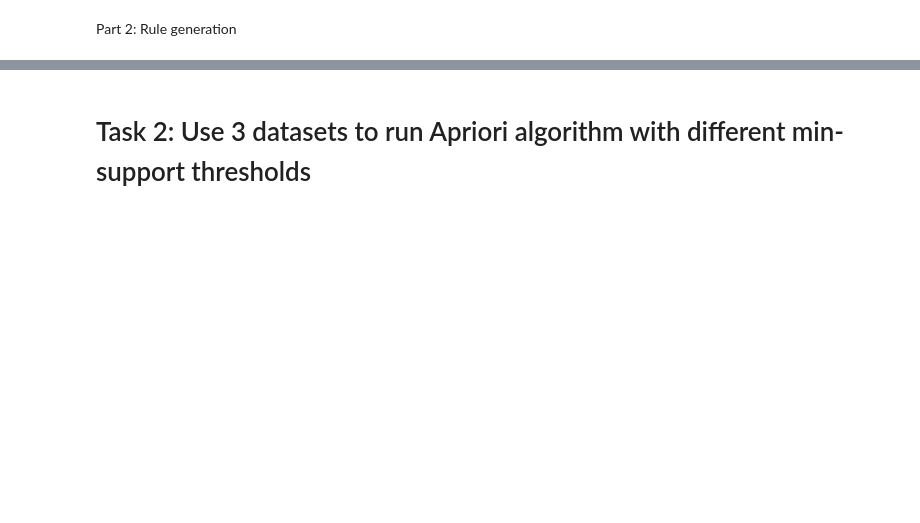
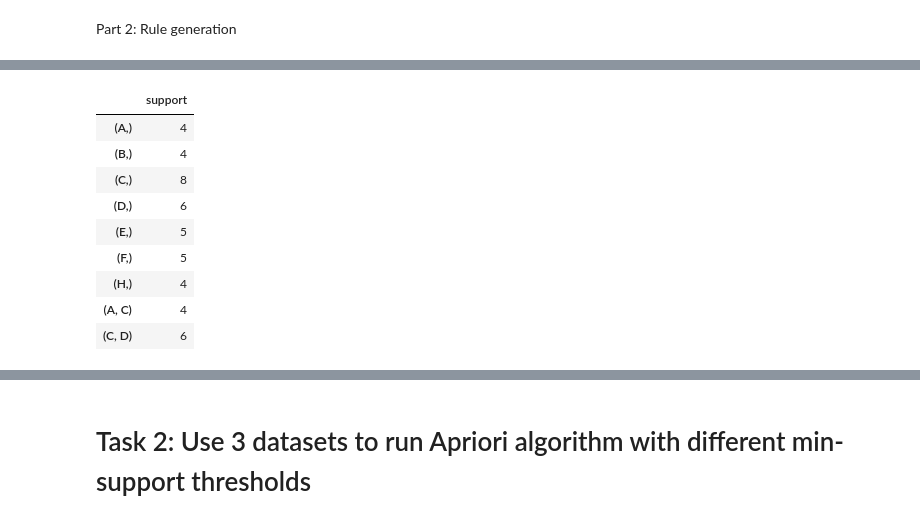
Before and after one commit to gtengwei/CZ4032-Data-Mining, a Jupyter notebook: apriori.ipynb, the cells around one changed output, grey strips where cells are left out. Saved outputs shown, nothing was run; the diff lists cells and outputs as text; code cells hidden in the pictures; blank space fills up the shorter version.

```diff
--- a/apriori.ipynb
+++ b/apriori.ipynb
@@ -511,3 +477,17 @@ combined frequent itemsets:  {('A',): 7, ('B',): 5, ('C',): 4, ('D',): 7, ('E',)
+# %%
+freq_itemsets_df = pd.DataFrame.from_dict(combined_freq_itemsets, orient='index', columns=['support'])
+freq_itemsets_df
+# %% [output]
+|  | support |
+| (A,) | 4 |
+| (B,) | 4 |
+| (C,) | 8 |
+| (D,) | 6 |
+| (E,) | 5 |
+| (F,) | 5 |
+| (H,) | 4 |
+| (A, C) | 4 |
+| (C, D) | 6 |
 # %%
 for key, item in rules.items():
     for i in range(1, len(key)):
```
Also changed, not shown: parts of 21 cells of this notebook.
